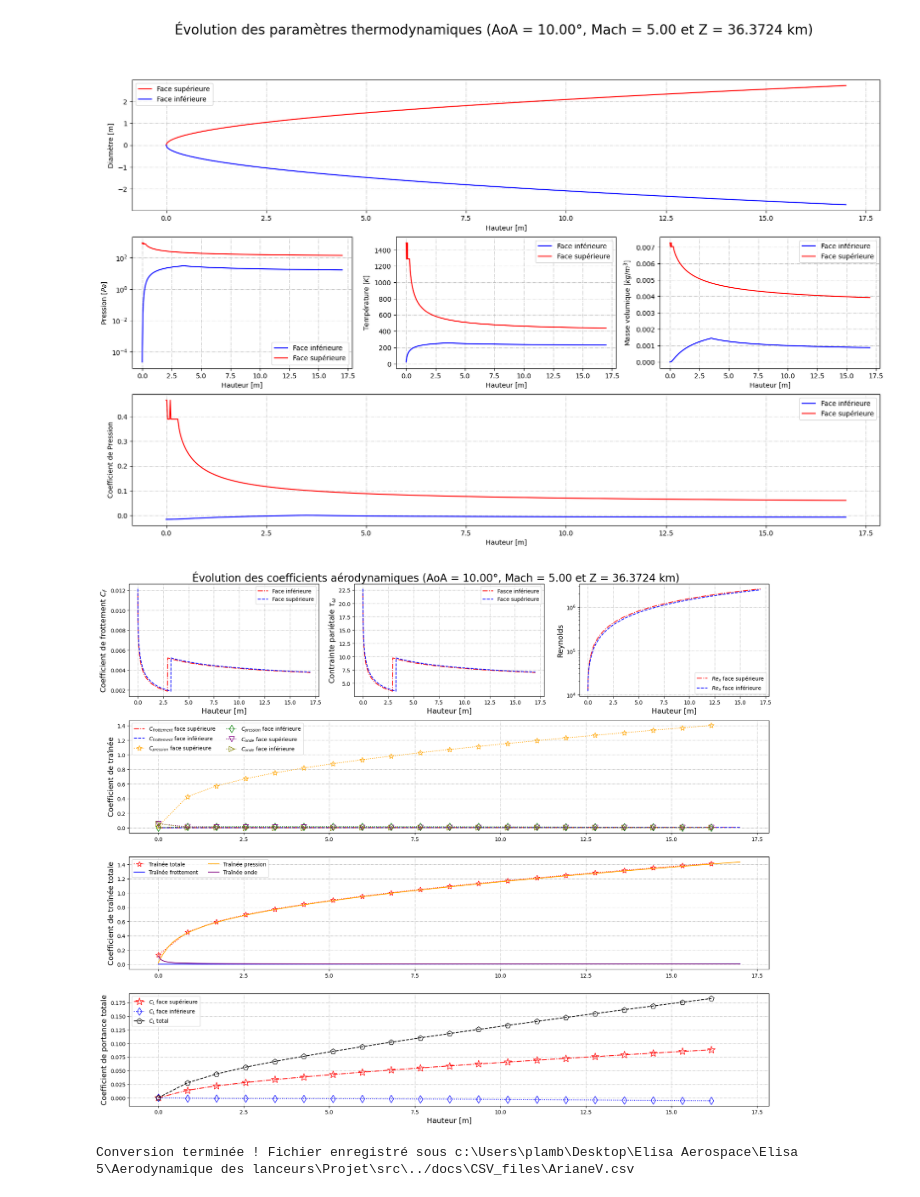
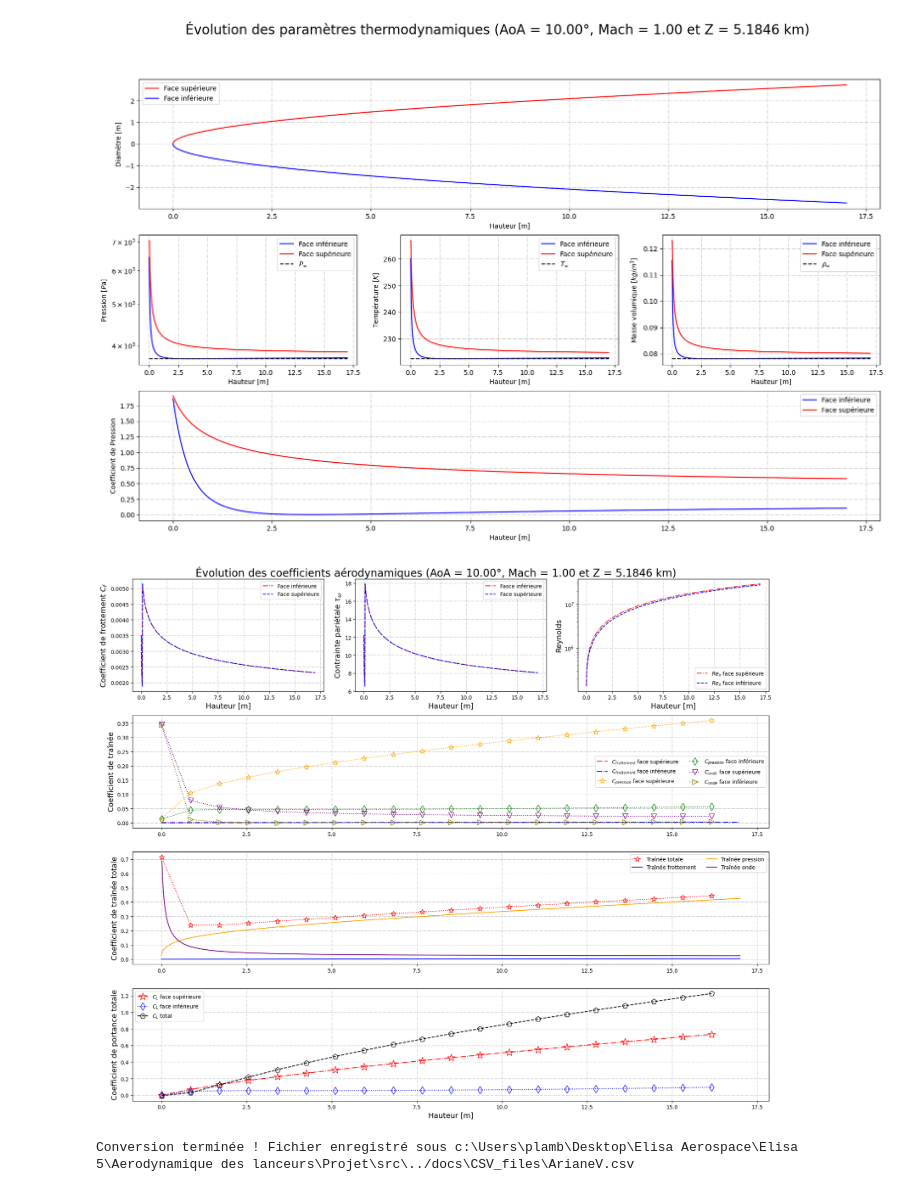
Before and after one commit to AeroLanceur/Projet_lanceur, a Jupyter notebook: src/main_aero.ipynb, the cells around one changed output. Saved outputs shown, nothing was run; the diff lists cells and outputs as text; code cells hidden in the pictures.

```diff
--- a/src/main_aero.ipynb
+++ b/src/main_aero.ipynb
@@ -22,6 +22,8 @@ from graph_management.EvolAeroCoeff import Show_AeroCoeff
 # %%
 ThermoProperties_dict = Get_ThermoProperties()
 
+AltVelTime = Get_RelativeSpeed()
+
 Time_array, Mach_array, Altitude_array, P_dyn_array = Get_MachAltitude(ThermoProperties_dict=ThermoProperties_dict)
 # %% [output]
 [figure]
@@ -31,8 +40,9 @@ Time_array, Mach_array, Altitude_array, P_dyn_array = Get_MachAltitude(ThermoPro
 type = "mach"
 # type = "altitude"
 
-Target_mach = 5
+Target_mach = 1.0
 Target_altitude = 50_000
+gamma = 1.4
 
 if type == "mach":
     idx = np.argmin(np.abs(Mach_array - Target_mach))
@@ -42,18 +52,12 @@ elif type == "altitude":
 inf_cst = {key:value[idx] for key, value in ThermoProperties_dict.items()}
 inf_cst["ALTITUDE"] = Altitude_array[idx]
 inf_cst["MACH"] = Mach_array[idx]
-inf_cst["VITESSE"] = inf_cst["MACH"] * inf_cst["VITESSE DU SON"]
+inf_cst["VITESSE"] = AltVelTime["VITESSE"][idx]
 inf_cst["VISCOSITÉ"] = Sutherland(T=inf_cst["TEMPERATURE"])
+inf_cst['GAMMA'] = gamma
+inf_cst["S_REF"] = 0.25 * np.pi * diameter**2
 
-diameter = 5.45
-radius = 0.5*diameter
-x_shape = np.linspace(0, 17, 1000)
-y_lower_ = -radius * (np.sqrt(x_shape) / np.max(np.sqrt(x_shape)))
-y_upper_ = radius * (np.sqrt(x_shape) / np.max(np.sqrt(x_shape)))
-
-S_ref = 0.25 * np.pi * diameter**2
 AoA = np.radians(10.0)
-gamma = 1.4
 # %%
 # --> Partie inférieur
 x_arr, y_lower, dev_angle_lower = AoA_Effect(x_arr=x_shape, y_arr=y_lower_, AoA=AoA)
@@ -69,7 +73,7 @@ Velocity = {
     "V_LOCAL": v_local_lower
 }
 
-LocalParams_Lower = Get_Local_Params(inf_cst=inf_cst, Mach=Mach, Velocity=Velocity, deviation_angle=dev_angle_lower, gamma=gamma)
+LocalParams_Lower = Get_Local_Params(inf_cst=inf_cst, Mach=Mach, Velocity=Velocity, deviation_angle=dev_angle_lower, basic_gamma=gamma)
 
 # --> Partie supérieur
 x_arr, y_upper, dev_angle_upper = AoA_Effect(x_arr=x_shape, y_arr=y_upper_, AoA=AoA)
@@ -85,4 +89,7 @@ Velocity = {
     "V_LOCAL": v_local_upper
 }
 
-LocalParams_Upper = Get_Local_Params(inf_cst=inf_cst, Mach=Mach, Velocity=Velocity, deviation_angle=dev_angle_upper, gamma=gamma)
+LocalParams_Upper = Get_Local_Params(inf_cst=inf_cst, Mach=Mach, Velocity=Velocity, deviation_angle=dev_angle_upper, basic_gamma=gamma)
+
+ds_x_upper, s_x_upper = curv(x_arr=x_shape, y_arr=y_upper)
+ds_x_lower, s_x_lower = curv(x_arr=x_shape, y_arr=y_lower)
@@ -96,60 +100,56 @@ LocalParams = {"LOWER": LocalParams_Lower, "UPPER": LocalParams_Upper}
 
 Cp_lower = Get_Pressure_Coeff(Mach=inf_cst["MACH"], inf_cst=inf_cst, P=LocalParams_Lower["PRESSION"])
 Cp_upper = Get_Pressure_Coeff(Mach=inf_cst["MACH"], inf_cst=inf_cst, P=LocalParams_Upper["PRESSION"])
-
-PressureCoeff = {
-    "UPPER": Cp_upper,
-    "LOWER": Cp_lower
-}
+PressureCoeff = {"UPPER": Cp_upper, "LOWER": Cp_lower}
 
 Show_ThermoProperties(profil_shape=profil_shape, cst_dict=cst_dict, LocalParams=LocalParams, PressureCoeff=PressureCoeff)
 # %% [output]
-[figure, old version]
+[figure, new version]
 # %%
-ds_x_upper, s_x_upper = curv(x_arr=x_shape, y_arr=y_upper)
+Temperature_Lower = {"LOCAL": LocalParams_Lower["TEMPERATURE"], "T_INF": inf_cst["TEMPERATURE"]}
 Re_upper = Reynolds(rho=inf_cst["MASSE VOLUMIQUE"], velocity=inf_cst["VITESSE"], viscosity=inf_cst["VISCOSITÉ"], s_x=s_x_upper)
-Cf_upper = Get_Frot_Coeff(Reynold=Re_upper)
-tau_w_upper = Get_Wall_Constraint(Cf=Cf_upper, rho=inf_cst["MASSE VOLUMIQUE"], velocity=inf_cst["VITESSE"])
+Cf_upper = Get_Frot_Coeff(Reynold=Re_upper, Mach=inf_cst["MACH"])
+tau_w_upper = Get_Wall_Constraint(Mach=inf_cst["MACH"], Cf=Cf_upper, rho=inf_cst["MASSE VOLUMIQUE"], velocity=inf_cst["VITESSE"], Temperature=Temperature_Lower)
 
 Cd_frott_upper, Cd_press_upper, Cd_wave_upper = Get_Drag_Coeff(tau_w=tau_w_upper, Cp=Cp_upper, x_arr=x_shape, y_arr=y_upper,
-                                                               ds_x_arr=ds_x_upper, args=(S_ref, inf_cst["MASSE VOLUMIQUE"], inf_cst["VITESSE"], inf_cst["MACH"], gamma))
+                                                               ds_x_arr=ds_x_upper, inf_cst=inf_cst, dev_angle=dev_angle_upper)
 
-ds_x_lower, s_x_lower = curv(x_arr=x_shape, y_arr=y_lower)
+Temperature_Upper = {"LOCAL": LocalParams_Upper["TEMPERATURE"], "T_INF": inf_cst["TEMPERATURE"]}
 Re_lower = Reynolds(rho=inf_cst["MASSE VOLUMIQUE"], velocity=inf_cst["VITESSE"], viscosity=inf_cst["VISCOSITÉ"], s_x=s_x_lower)
-Cf_lower = Get_Frot_Coeff(Reynold=Re_lower)
-tau_w_lower = Get_Wall_Constraint(Cf=Cf_lower, rho=inf_cst["MASSE VOLUMIQUE"], velocity=inf_cst["VITESSE"])
+Cf_lower = Get_Frot_Coeff(Reynold=Re_upper, Mach=inf_cst["MACH"])
+tau_w_lower = Get_Wall_Constraint(Mach=inf_cst["MACH"], Cf=Cf_lower, rho=inf_cst["MASSE VOLUMIQUE"], velocity=inf_cst["VITESSE"],  Temperature=Temperature_Upper)
 
 Cd_frott_lower, Cd_press_lower, Cd_wave_lower = Get_Drag_Coeff(tau_w=tau_w_lower, Cp=Cp_lower, x_arr=x_shape, y_arr=y_lower,
-                                                               ds_x_arr=ds_x_lower, args=(S_ref, inf_cst["MASSE VOLUMIQUE"], inf_cst["VITESSE"], inf_cst["MACH"], gamma))
+                                                               ds_x_arr=ds_x_lower, inf_cst=inf_cst, dev_angle=dev_angle_lower)
 
 Cd_frott = {"UPP": Cd_frott_upper, "LOW": Cd_frott_lower}
 Cd_press = {"UPP": Cd_press_upper, "LOW": Cd_press_lower}
 Cd_wave = {"UPP": Cd_wave_upper, "LOW": Cd_wave_lower}
 
 Cd_tot, Cd_tot_frott, Cd_tot_pression, Cd_tot_wave = Get_Total_Drag(Cd_frott=Cd_frott, Cd_press=Cd_press, Cd_wave=Cd_wave)
 
 Cp_dict = {"UPP": Cp_upper, "LOW": Cp_lower}
 ds_dict = {"UPP": ds_x_upper, "LOW": ds_x_lower}
 theta_dict = {"UPP": dev_angle_upper, "LOW": dev_angle_lower}
 
 CL_x, Cl_x_upper, Cl_x_lower = Get_LiftCoeff(Cp_dict=Cp_dict, ds_dict=ds_dict, theta_dict=theta_dict, x_arr=x_shape)
 
 DragCoeff = {
     "UPPER": {"FROTTEMENT": Cd_frott_upper, "PRESSION": Cd_press_upper, "ONDE": Cd_wave_upper},
     "LOWER": {"FROTTEMENT": Cd_frott_lower, "PRESSION": Cd_press_lower, "ONDE": Cd_wave_lower},
     "TOTAL": {"FROTTEMENT": Cd_tot_frott, "PRESSION": Cd_tot_pression, "ONDE": Cd_tot_wave, "ALL": Cd_tot}
 }
 
 LiftCoeff = {"UPPER": Cl_x_upper, "LOWER": Cl_x_lower, "TOTAL": CL_x}
 
 DragComponent = {
     "UPPER": {"CF": Cf_upper, "TAU_W": tau_w_upper, "RE": Re_upper},
     "LOWER": {"CF": Cf_lower, "TAU_W": tau_w_lower, "RE": Re_lower}
 }
 
 Show_AeroCoeff(cst_dict=cst_dict, DragCoeff=DragCoeff, LiftCoeff=LiftCoeff, x_shape=profil_shape["x_shape"], DragComponent=DragComponent)
 # %% [output]
-[figure, old version]
+[figure, new version]
 # %%
 csv_file = Get_CSV(stl_name="ArianeV.stl", csv_name="ArianeV.csv")
 triangles_ArianeV, segments_ArianeV = TransformCSV(csv_file=csv_file, Y_FIXE=0.0)
```
Also changed, not shown: parts of 4 cells of this notebook, 7 other files.
